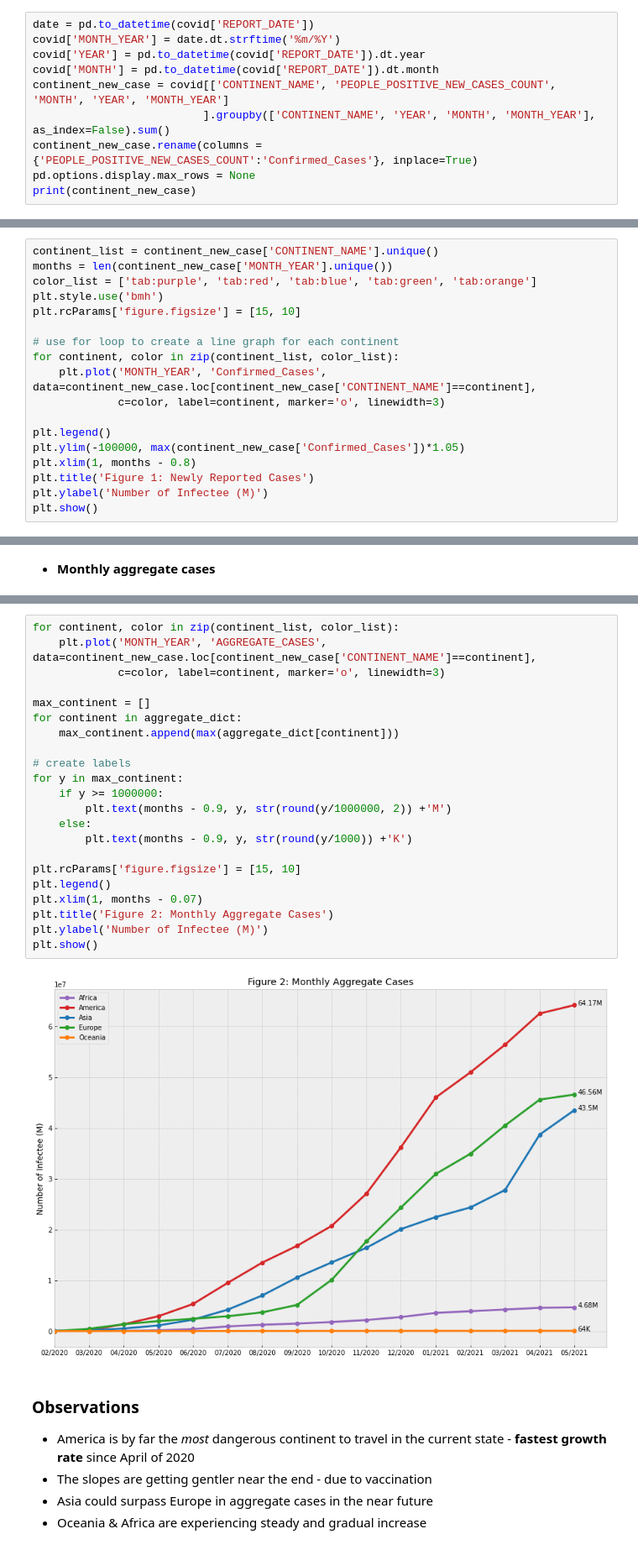
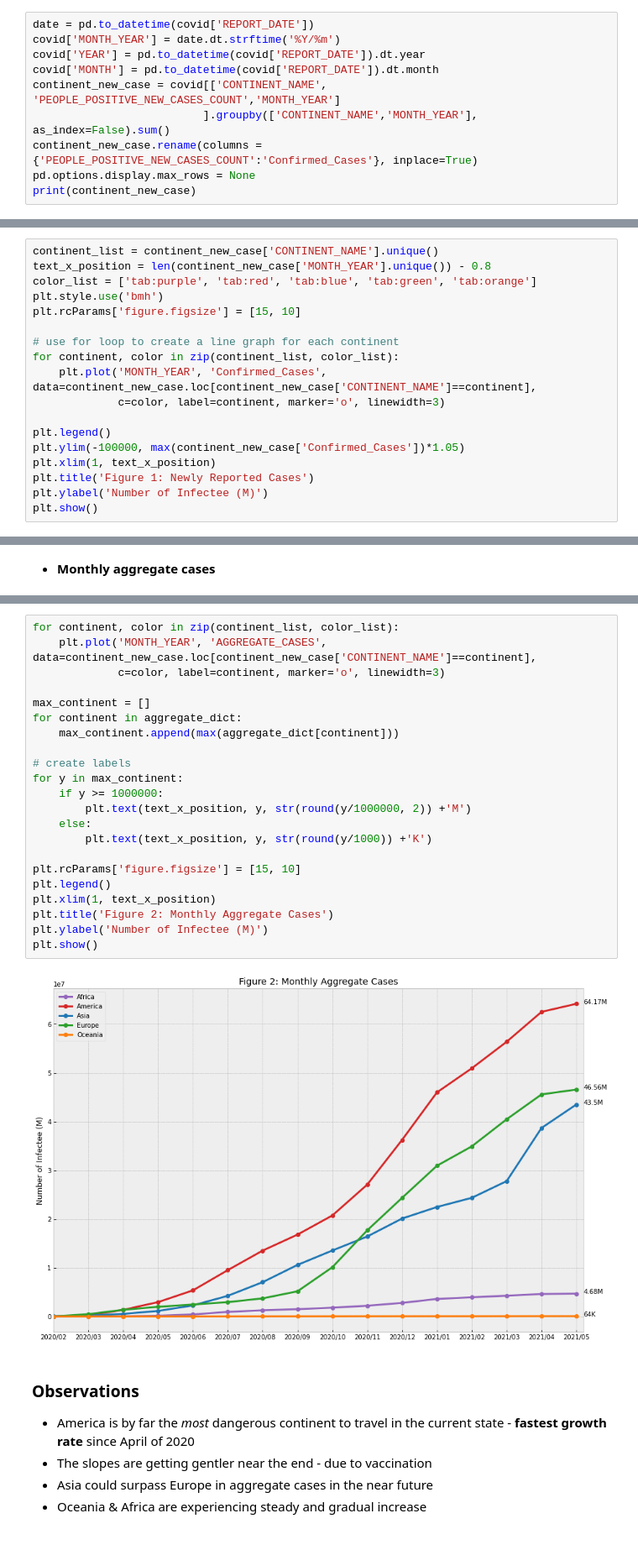
Before and after one commit to tw7366/Projects, a Jupyter notebook: Projects/Covid-19.ipynb, the cells around one changed output, grey strips where cells are left out. Shown at 84% size. Saved outputs shown, nothing was run; the diff lists cells and outputs as text.

Commit message:
fixed the world wide aggregate graphs of confirmed cases/death cases

```diff
--- a/Projects/Covid-19.ipynb
+++ b/Projects/Covid-19.ipynb
@@ -211,11 +206,11 @@ California, the state with the highest population has reported to have the most
 * Create a newly reported cases graph & an aggregate graph
 # %%
 date = pd.to_datetime(covid['REPORT_DATE'])
-covid['MONTH_YEAR'] = date.dt.strftime('%m/%Y')
+covid['MONTH_YEAR'] = date.dt.strftime('%Y/%m')
 covid['YEAR'] = pd.to_datetime(covid['REPORT_DATE']).dt.year
 covid['MONTH'] = pd.to_datetime(covid['REPORT_DATE']).dt.month
-continent_new_case = covid[['CONTINENT_NAME', 'PEOPLE_POSITIVE_NEW_CASES_COUNT', 'MONTH', 'YEAR', 'MONTH_YEAR']
-                          ].groupby(['CONTINENT_NAME', 'YEAR', 'MONTH', 'MONTH_YEAR'], as_index=False).sum()
+continent_new_case = covid[['CONTINENT_NAME', 'PEOPLE_POSITIVE_NEW_CASES_COUNT','MONTH_YEAR']
+                          ].groupby(['CONTINENT_NAME','MONTH_YEAR'], as_index=False).sum()
 continent_new_case.rename(columns = {'PEOPLE_POSITIVE_NEW_CASES_COUNT':'Confirmed_Cases'}, inplace=True)
 pd.options.display.max_rows = None
 print(continent_new_case)
@@ -243,7 +238,7 @@ print(continent_new_case)
 * **Monthly newly reported cases**
 # %%
 continent_list = continent_new_case['CONTINENT_NAME'].unique()
-months = len(continent_new_case['MONTH_YEAR'].unique())
+text_x_position = len(continent_new_case['MONTH_YEAR'].unique()) - 0.8
 color_list = ['tab:purple', 'tab:red', 'tab:blue', 'tab:green', 'tab:orange']
 plt.style.use('bmh')
 plt.rcParams['figure.figsize'] = [15, 10]
@@ -255,7 +250,7 @@ for continent, color in zip(continent_list, color_list):
 
 plt.legend()
 plt.ylim(-100000, max(continent_new_case['Confirmed_Cases'])*1.05)
-plt.xlim(1, months - 0.8)
+plt.xlim(1, text_x_position)
 plt.title('Figure 1: Newly Reported Cases')
 plt.ylabel('Number of Infectee (M)')
 plt.show()
@@ -306,27 +301,27 @@ print(continent_new_case.head(10))
 # %%
 for continent, color in zip(continent_list, color_list):
     plt.plot('MONTH_YEAR', 'AGGREGATE_CASES', data=continent_new_case.loc[continent_new_case['CONTINENT_NAME']==continent],
              c=color, label=continent, marker='o', linewidth=3)
 
 max_continent = []
 for continent in aggregate_dict:
     max_continent.append(max(aggregate_dict[continent]))
 
 # create labels
 for y in max_continent:
     if y >= 1000000:
-        plt.text(months - 0.9, y, str(round(y/1000000, 2)) +'M')
+        plt.text(text_x_position, y, str(round(y/1000000, 2)) +'M')
     else:
-        plt.text(months - 0.9, y, str(round(y/1000)) +'K')
+        plt.text(text_x_position, y, str(round(y/1000)) +'K')
 
 plt.rcParams['figure.figsize'] = [15, 10]
 plt.legend()
-plt.xlim(1, months - 0.07)
+plt.xlim(1, text_x_position)
 plt.title('Figure 2: Monthly Aggregate Cases')
 plt.ylabel('Number of Infectee (M)')
 plt.show()
 # %% [output]
-[figure, old version]
+[figure, new version]
 # %% [markdown]
 ### Observations
 * America is by far the *most* dangerous continent to travel in the current state - **fastest growth rate** since April of 2020
```
Also changed, not shown: parts of 22 cells of this notebook.
